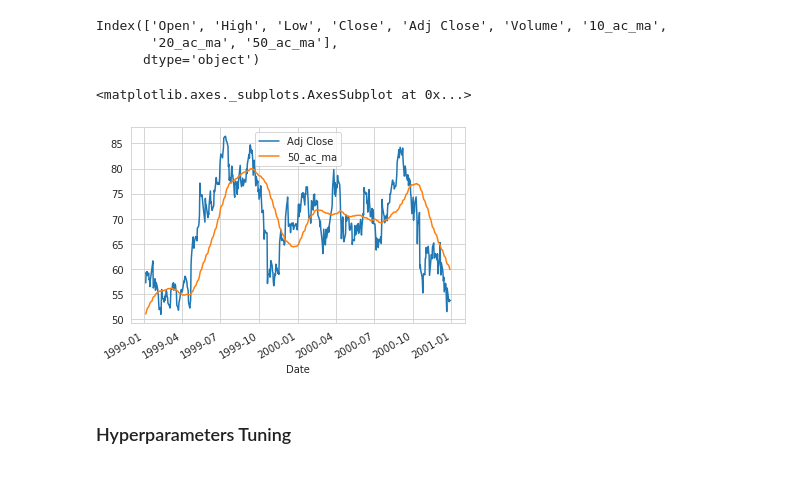
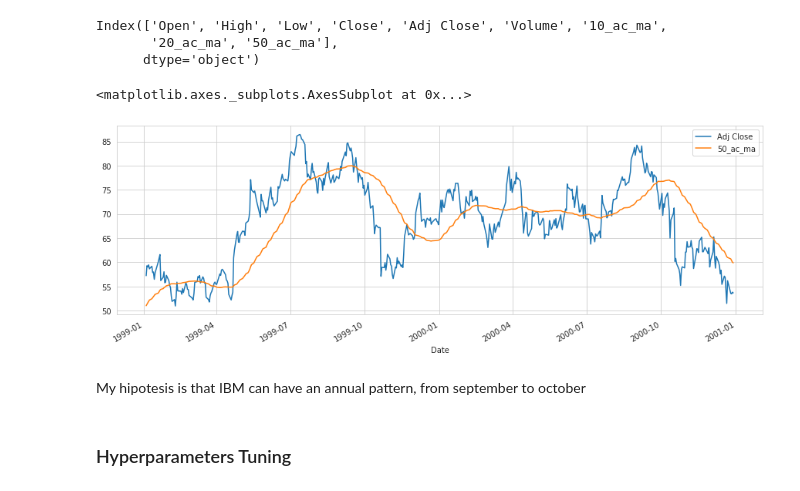
Before and after one commit to alfreedolf/ml-spp, a Jupyter notebook: DeepAR-StockPricesPredictions.ipynb, the cells around one changed output. Saved outputs shown, nothing was run; the diff lists cells and outputs as text; code cells hidden in the pictures.

Commit message:
feat: hipotesis on IBM seasonality

```diff
--- a/DeepAR-StockPricesPredictions.ipynb
+++ b/DeepAR-StockPricesPredictions.ipynb
@@ -605,10 +445,12 @@ Index(['Open', 'High', 'Low', 'Close', 'Adj Close', 'Volume', '10_ac_ma',
        '20_ac_ma', '50_ac_ma'],
       dtype='object')
 # %%
-df_ibm[start_date:end_date][['Adj Close', '50_ac_ma']].plot()
+df_ibm[start_date:end_date][['Adj Close', '50_ac_ma']].plot(legend=True,figsize=(15,5))
 # %% [output]
 <matplotlib.axes._subplots.AxesSubplot at 0x...>
-[figure, old version]
+[figure, new version]
+# %% [markdown]
+My hipotesis is that IBM can have an annual pattern, from september to october
 # %% [markdown]
 ### Hyperparameters Tuning
 # %% [markdown]
```
Also changed, not shown: parts of 31 cells of this notebook.
